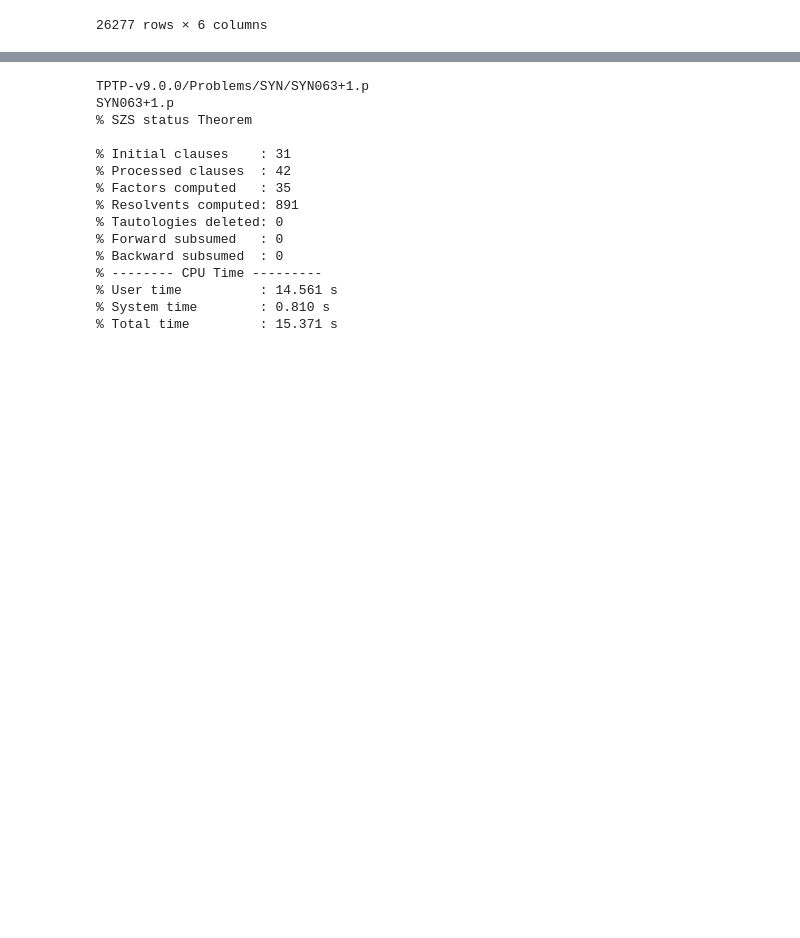
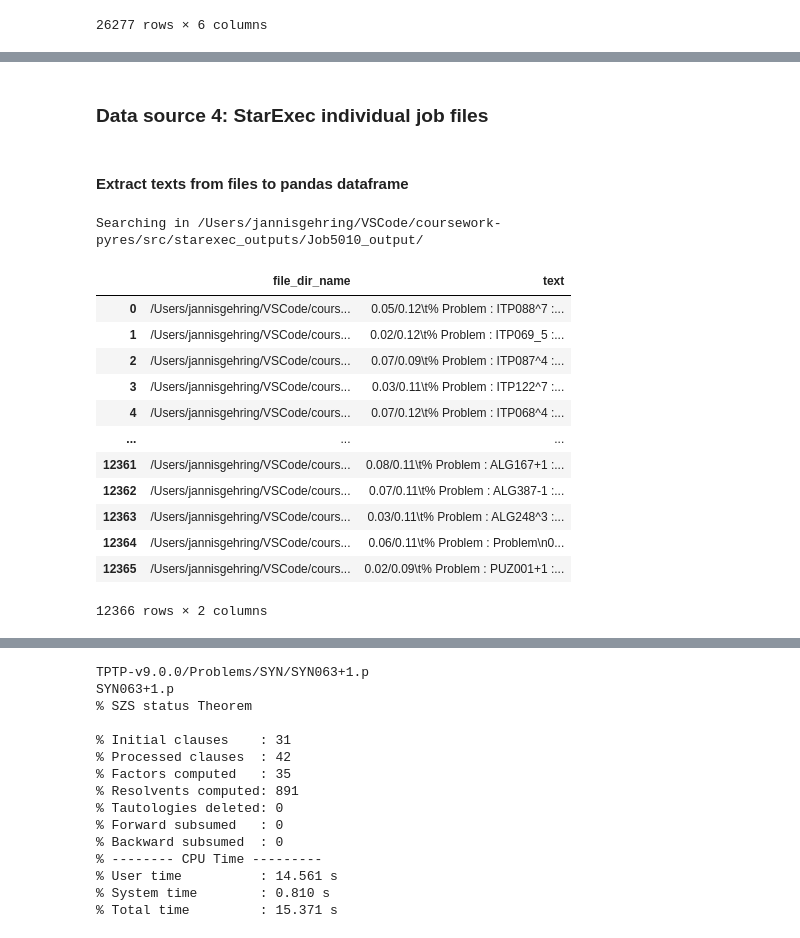
Before and after one commit to GehriJan/coursework-pyres, a Jupyter notebook: src/notebook.ipynb, the cells around one changed output, grey strips where cells are left out. Drawn from its saved outputs; the diff is of its cells as text; code cells hidden in the pictures; blank space fills up the shorter version.

```diff
--- a/src/notebook.ipynb
+++ b/src/notebook.ipynb
@@ -99,0 +171,45 @@ df_problems
+# %% [markdown]
+### Data source 4: StarExec individual job files
+# %% [markdown]
+#### Extract texts from files to pandas dataframe
+# %%
+print(f"Searching in {problem_folder}")
+file_dir_names = [
+    subdir+"/"+files[0]
+    for (subdir, dirs, files) in os.walk(problem_folder + "jannis_gehring")
+    if len(dirs)==0
+]
+
+patterns = {
+    "problem_name": r"(?<=Problem    : )(.*)(?= : )",
+}
+
+texts = []
+for full_file_name in tqdm(file_dir_names):
+    if not os.path.isfile(full_file_name):
+        texts.append(None)
+        continue
+    with open(full_file_name) as full_file_name:
+        text = full_file_name.read()
+        texts.append(text)
+
+df_se_indi = pd.DataFrame({
+    "file_dir_name": file_dir_names,
+    "text": texts,
+})
+df_se_indi
+# %% [output]
+Searching in /Users/jannisgehring/VSCode/coursework-pyres/src/starexec_outputs/Job5010_output/
+|  | file_dir_name | text |
+| 0 | /Users/jannisgehring/VSCode/cours... | 0.05/0.12\t% Problem : ITP088^7 :... |
+| 1 | /Users/jannisgehring/VSCode/cours... | 0.02/0.12\t% Problem : ITP069_5 :... |
+| 2 | /Users/jannisgehring/VSCode/cours... | 0.07/0.09\t% Problem : ITP087^4 :... |
+| 3 | /Users/jannisgehring/VSCode/cours... | 0.03/0.11\t% Problem : ITP122^7 :... |
+| 4 | /Users/jannisgehring/VSCode/cours... | 0.07/0.12\t% Problem : ITP068^4 :... |
+| ... | ... | ... |
+| 12361 | /Users/jannisgehring/VSCode/cours... | 0.08/0.11\t% Problem : ALG167+1 :... |
+| 12362 | /Users/jannisgehring/VSCode/cours... | 0.07/0.11\t% Problem : ALG387-1 :... |
+| 12363 | /Users/jannisgehring/VSCode/cours... | 0.03/0.11\t% Problem : ALG248^3 :... |
+| 12364 | /Users/jannisgehring/VSCode/cours... | 0.06/0.11\t% Problem : Problem\n0... |
+| 12365 | /Users/jannisgehring/VSCode/cours... | 0.02/0.09\t% Problem : PUZ001+1 :... |
+12366 rows × 2 columns
```
Also changed, not shown: parts of 24 cells of this notebook, 15 other files.
